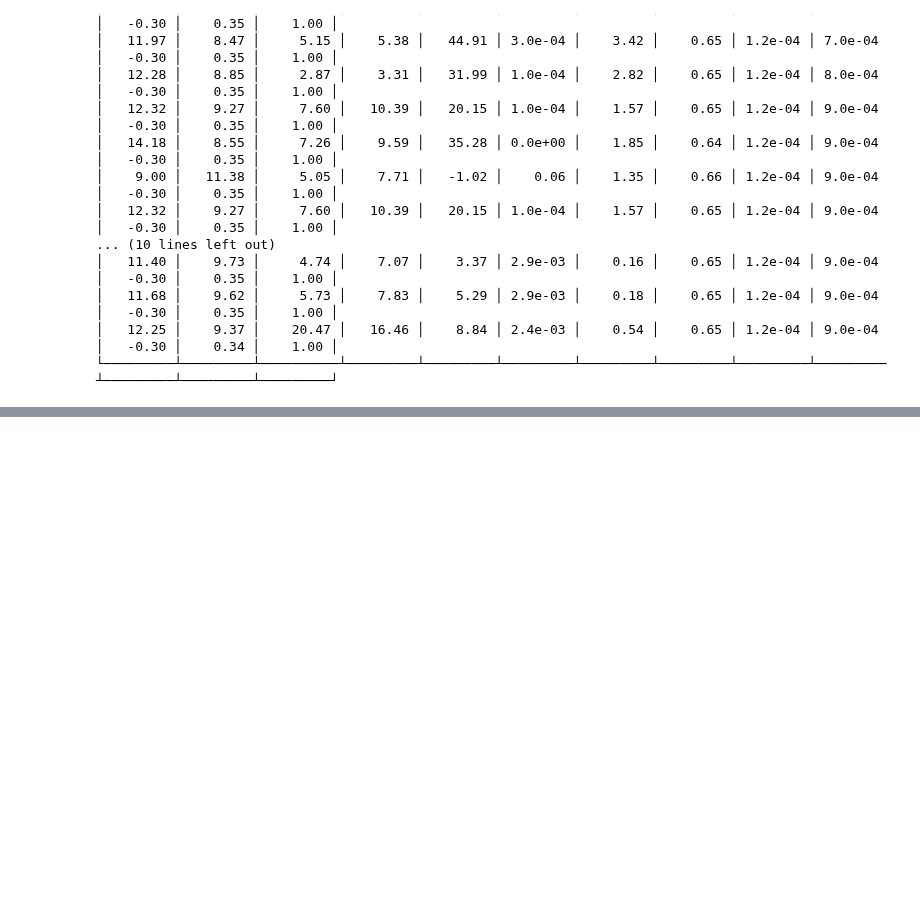
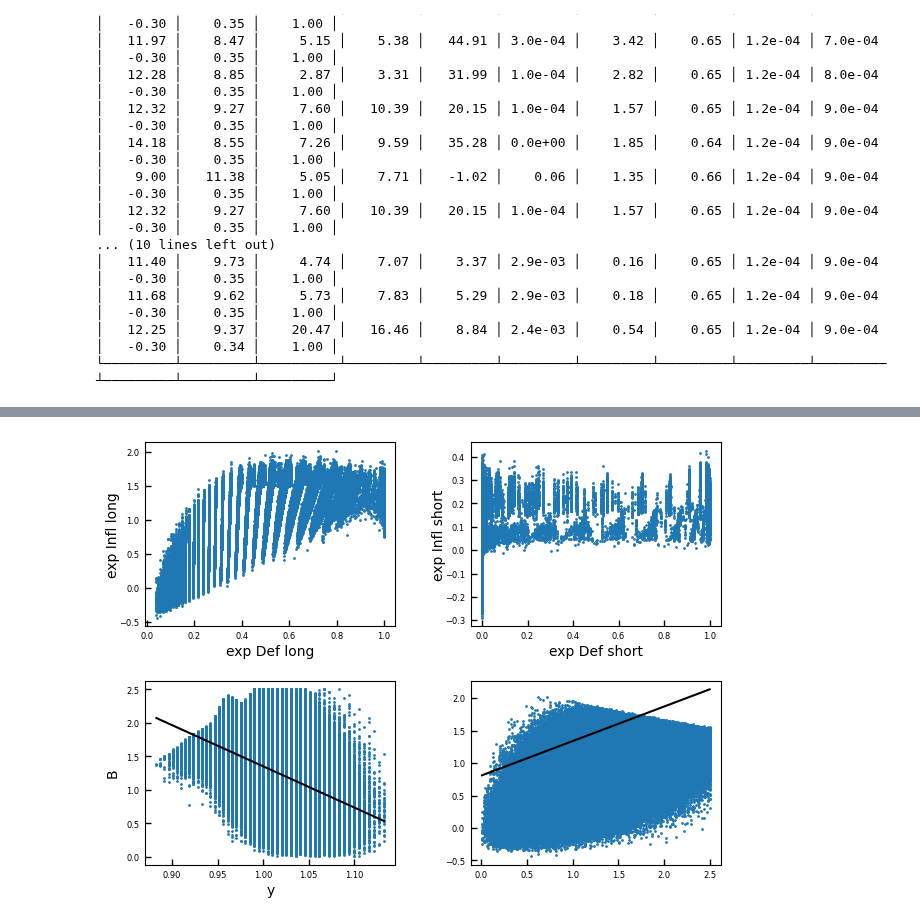
Before and after one commit to carlogalli/colab-gpu, a Jupyter notebook: jmp_v7.ipynb, the cells around one changed output, grey strips where cells are left out. Cells and saved outputs as stored; diff of their text form; code cells hidden in the pictures; blank space fills up the shorter version.

```diff
--- a/jmp_v7.ipynb
+++ b/jmp_v7.ipynb
@@ -1936,0 +2072,37 @@ ny=51, nB=151, B∈[0.01, 2.50], θ=0.28, h=0.37, ρ_B=1.0e-04, ρ_mu=1.0e-03,
+# %%
+CUDA.allowscalar(true)
+
+fn = 1
+figure(fn)
+clf()
+fig, axs = subplots(2, 2, num=fn, clear=true)
+
+df = DataFrame(y=Vector{Float64}(sa.y_sim[repind]), B=Vector{Float64}(sa.B_sim[repind]), cds_long=Vector{Float64}(sp.expdef_long_sim[repind]), xcs_long=Vector{Float64}(sp.expinf_long_sim[repind]))
+
+sca(axs[1])
+plot(sp.expdef_long_sim[repind], sp.expinf_long_sim[repind], "o", ms=1)
+xlabel("exp Def long")
+ylabel("exp Infl long")
+
+sca(axs[2])
+plot(sa.y_sim[repind], sa.B_sim[repind], "o", ms=1)
+betacoeffs = coef(lm(@formula(B ~ y), df))
+plot(ma.ygrid, betacoeffs[1].+betacoeffs[2].*ma.ygrid, "-k")
+xlabel("y")
+ylabel("B")
+
+sca(axs[3])
+plot(sp.expdef_short_sim[repind], sp.expinf_short_sim[repind], "o", ms=1)
+xlabel("exp Def short")
+ylabel("exp Infl short")
+
+sca(axs[4])
+plot(sa.B_sim[repind], sp.expinf_long_sim[repind], "o", ms=1)
+betacoeffs = coef(lm(@formula(B ~ xcs_long), df))
+plot(ma.Bgrid, betacoeffs[1].+betacoeffs[2].*ma.Bgrid, "-k")
+
+
+plot_style(fn, title_coords=(0.5,1))
+subplots_adjust(left=0.05, right=0.95, top=0.94, bottom=0.06, wspace=0.3, hspace=0.3)
+# %% [output]
+[figure, added]
```
Also changed, not shown: parts of 12 cells of this notebook.
